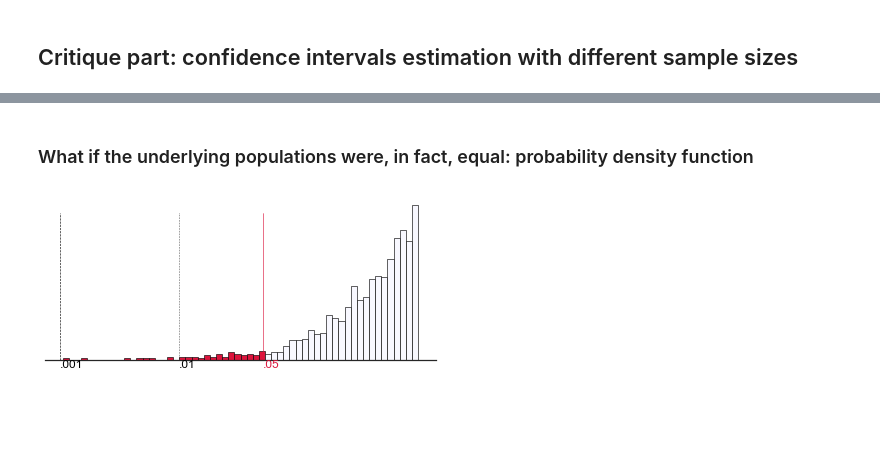
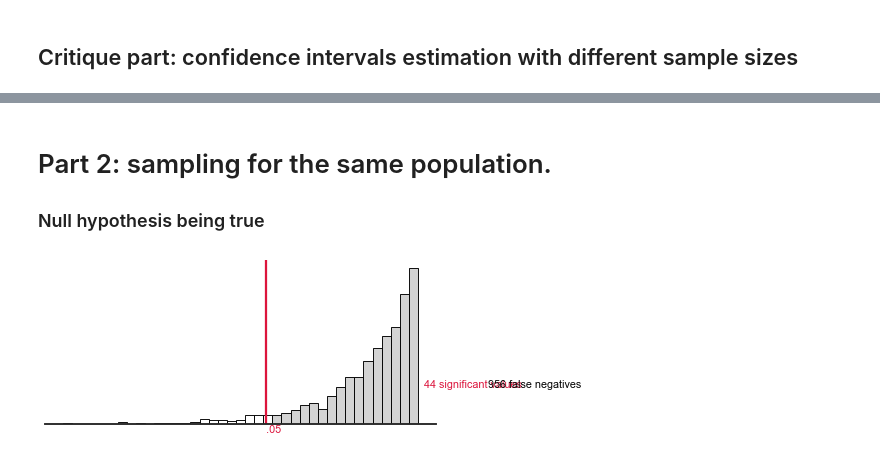
Before and after one commit to MrTimedying/python_projects, a Jupyter notebook: Ongoing statistics simulative explorations - 2021 - AL.ipynb, the cells around one changed output, grey strips where cells are left out. Saved outputs shown, nothing was run; the diff lists cells and outputs as text; code cells hidden in the pictures; blank space fills up the shorter version.

```diff
--- a/Ongoing statistics simulative explorations - 2021 - AL.ipynb
+++ b/Ongoing statistics simulative explorations - 2021 - AL.ipynb
@@ -460,4 +264,8 @@ plt.savefig('centrality.svg')
 # %% [markdown]
-### What if the underlying populations were, in fact, equal: probability density function
+# Part 2: sampling for the same population.
+### Null hypothesis being true
 # %%
-df30e = simulation_p(1000,1000,0,0,1,1,320,320)
+df10e = simulation_p(1000,1000,0,0,1,1,10,10)
+df30e = simulation_p(1000,1000,0,0,1,1,30,30)
+df60e = simulation_p(1000,1000,0,0,1,1,60,60)
+df100e = simulation_p(1000,1000,0,0,1,1,100,100)
@@ -496,5 +272,18 @@ def counting_p(input_value):
 # %%
-histo_equal = histogram_distribution(df30e)
+custom_params = {"axes.spines.right": False, "axes.spines.top": False, "axes.spines.left": False, "figure.figsize":(7,3)}
+sn.set_theme(context='talk', style='white', font='sans-serif', font_scale=.6, rc=custom_params)
+
+g = sn.histplot(x='log10', data=df30e, color="#FFF", edgecolor="black", bins=39)
+plt.axvline(-1.3, 0,1, color="Crimson")
+plt.text(.05,40,'44 significant values', color="Crimson")
+plt.text( .6,40,'956 false negatives', color="black")
+plt.text(-1.3,-9.15,'.05',rotation=0, color="Crimson")
+g.axes.yaxis.set_visible(False)
+g.axes.xaxis.set_visible(False)
+
+for rectangle in g.patches:
+    if rectangle.get_x() >= -1.3:
+        rectangle.set_facecolor('LightGrey')
 # %% [output]
-[figure, old version]
+[figure, new version]
 # %%
```
Also changed, not shown: parts of 31 cells of this notebook, 1 other file.
